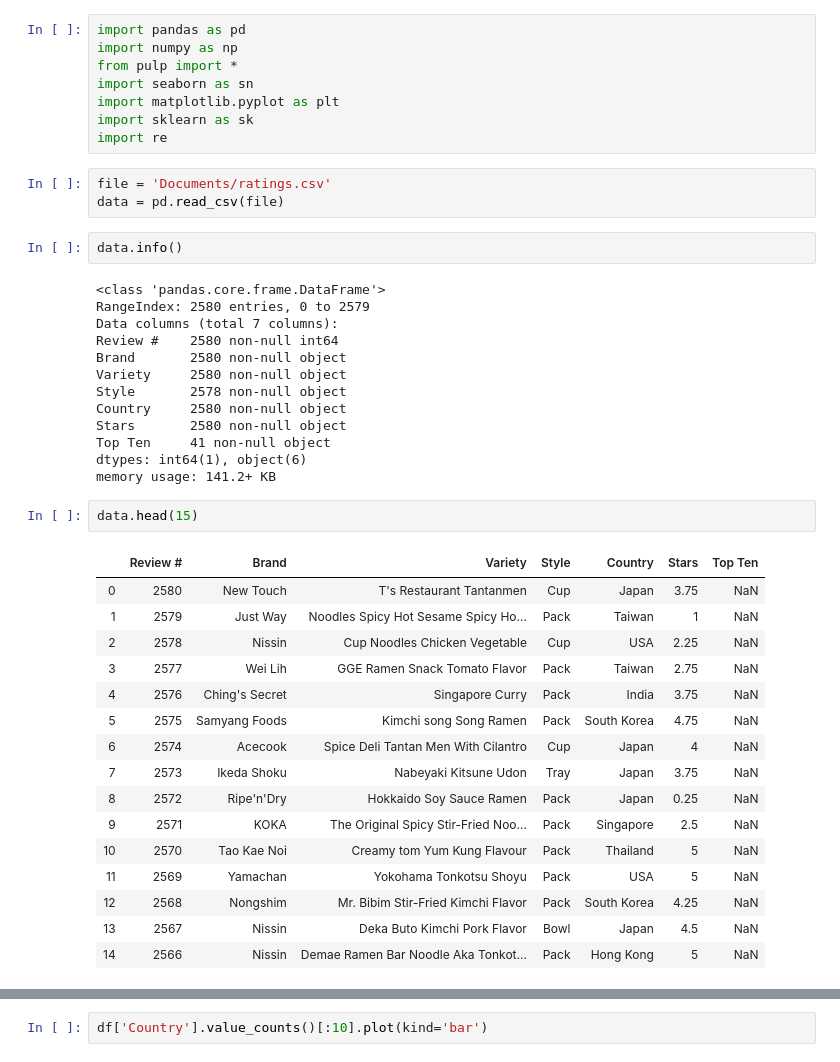
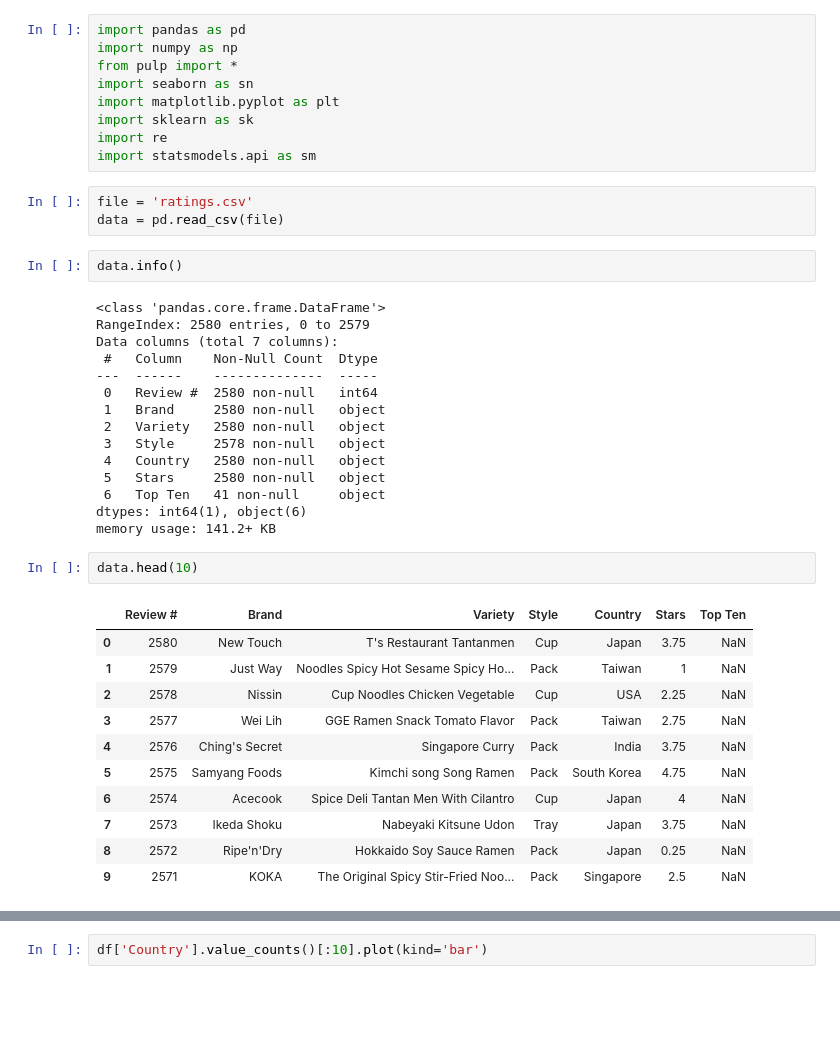
Before and after one commit to ZTFisme/Data-Science-Projects, a Jupyter notebook: Predictive Analyst Analysis 12-21.ipynb, the cells around one changed output, grey strips where cells are left out. Drawn from its saved outputs; the diff is of its cells as text; blank space fills up the shorter version.

```diff
--- a/Predictive Analyst Analysis 12-21.ipynb
+++ b/Predictive Analyst Analysis 12-21.ipynb
@@ -6,8 +6,9 @@ import seaborn as sn
 import matplotlib.pyplot as plt
 import sklearn as sk
 import re
+import statsmodels.api as sm
 # %%
-file = 'Documents/ratings.csv'
+file = 'ratings.csv'
 data = pd.read_csv(file)
 # %%
 data.info()
@@ -15,34 +16,31 @@ data.info()
 <class 'pandas.core.frame.DataFrame'>
 RangeIndex: 2580 entries, 0 to 2579
 Data columns (total 7 columns):
-Review #    2580 non-null int64
-Brand       2580 non-null object
-Variety     2580 non-null object
-Style       2578 non-null object
-Country     2580 non-null object
-Stars       2580 non-null object
-Top Ten     41 non-null object
+ #   Column    Non-Null Count  Dtype
+---  ------    --------------  -----
+ 0   Review #  2580 non-null   int64
+ 1   Brand     2580 non-null   object
+ 2   Variety   2580 non-null   object
+ 3   Style     2578 non-null   object
+ 4   Country   2580 non-null   object
+ 5   Stars     2580 non-null   object
+ 6   Top Ten   41 non-null     object
 dtypes: int64(1), object(6)
 memory usage: 141.2+ KB
 # %%
-data.head(15)
+data.head(10)
 # %% [output]
 |  | Review # | Brand | Variety | Style | Country | Stars | Top Ten |
 | 0 | 2580 | New Touch | T's Restaurant Tantanmen | Cup | Japan | 3.75 | NaN |
 | 1 | 2579 | Just Way | Noodles Spicy Hot Sesame Spicy Ho... | Pack | Taiwan | 1 | NaN |
 | 2 | 2578 | Nissin | Cup Noodles Chicken Vegetable | Cup | USA | 2.25 | NaN |
 | 3 | 2577 | Wei Lih | GGE Ramen Snack Tomato Flavor | Pack | Taiwan | 2.75 | NaN |
 | 4 | 2576 | Ching's Secret | Singapore Curry | Pack | India | 3.75 | NaN |
 | 5 | 2575 | Samyang Foods | Kimchi song Song Ramen | Pack | South Korea | 4.75 | NaN |
 | 6 | 2574 | Acecook | Spice Deli Tantan Men With Cilantro | Cup | Japan | 4 | NaN |
 | 7 | 2573 | Ikeda Shoku | Nabeyaki Kitsune Udon | Tray | Japan | 3.75 | NaN |
 | 8 | 2572 | Ripe'n'Dry | Hokkaido Soy Sauce Ramen | Pack | Japan | 0.25 | NaN |
 | 9 | 2571 | KOKA | The Original Spicy Stir-Fried Noo... | Pack | Singapore | 2.5 | NaN |
-| 10 | 2570 | Tao Kae Noi | Creamy tom Yum Kung Flavour | Pack | Thailand | 5 | NaN |
-| 11 | 2569 | Yamachan | Yokohama Tonkotsu Shoyu | Pack | USA | 5 | NaN |
-| 12 | 2568 | Nongshim | Mr. Bibim Stir-Fried Kimchi Flavor | Pack | South Korea | 4.25 | NaN |
-| 13 | 2567 | Nissin | Deka Buto Kimchi Pork Flavor | Bowl | Japan | 4.5 | NaN |
-| 14 | 2566 | Nissin | Demae Ramen Bar Noodle Aka Tonkot... | Pack | Hong Kong | 5 | NaN |
 # %%
 df = data[data['Stars']!= 'Unrated']
 df['Stars'] = df['Stars'].astype(float)
```
Also changed, not shown: parts of 15 cells of this notebook.
